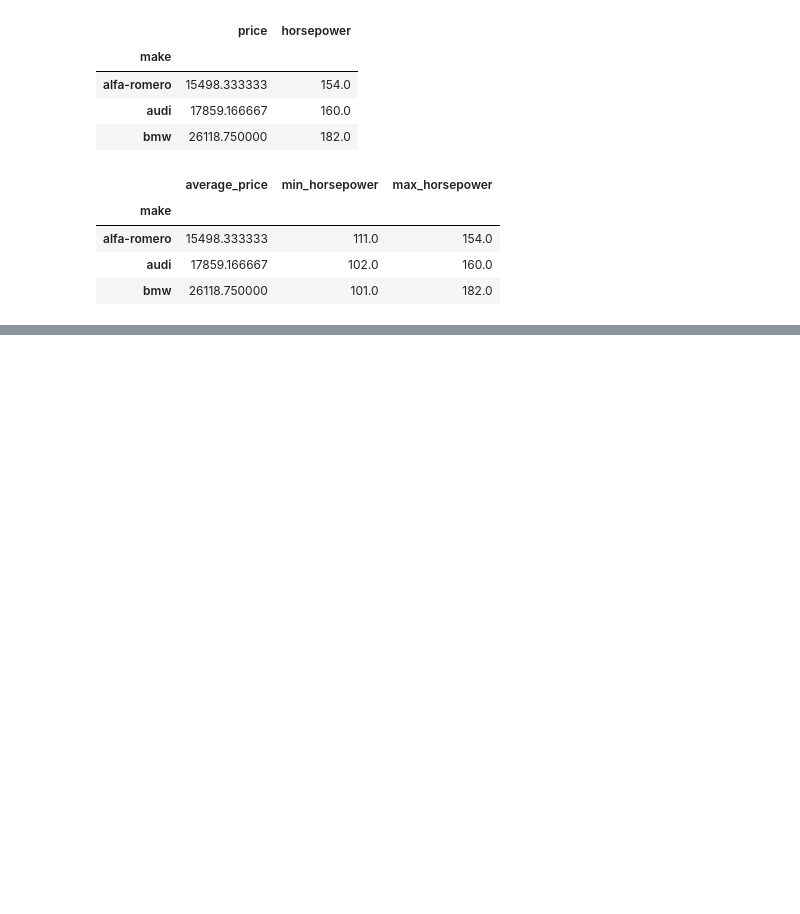
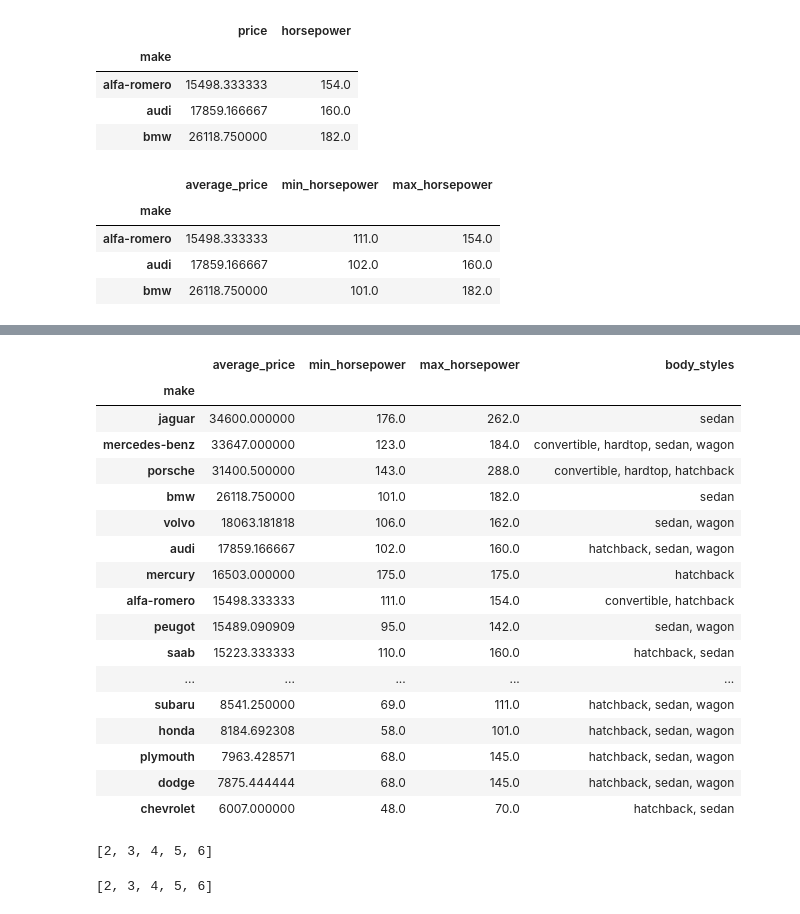
Before and after one commit to Janandersov/Databehandling-Jan-Anders-Overgard, a Jupyter notebook: Code-Alongs/L011_Aggregations.ipynb, the cells around one changed output, grey strips where cells are left out. Saved outputs shown, nothing was run; the diff lists cells and outputs as text; code cells hidden in the pictures; blank space fills up the shorter version.

```diff
--- a/Code-Alongs/L011_Aggregations.ipynb
+++ b/Code-Alongs/L011_Aggregations.ipynb
@@ -698,3 +698,13 @@ autos.groupby("make").agg(
 | alfa-romero | 15498.333333 | 111.0 | 154.0 |
 | audi | 17859.166667 | 102.0 | 160.0 |
 | bmw | 26118.750000 | 101.0 | 182.0 |
+# %%
+def list_unique(x):
+    return ", ".join(sorted(x.unique()))
+
+autos.groupby("make").agg(
+    average_price = pd.NamedAgg(column="price", aggfunc="mean"),
+    min_horsepower = pd.NamedAgg(column="horsepower", aggfunc="min"),
+    max_horsepower = pd.NamedAgg(column="horsepower", aggfunc="max"),
+    body_styles = pd.NamedAgg(column="body-style", aggfunc=list_unique)
+).head(3)
@@ -700,0 +717,29 @@ autos.groupby("make").agg(
+# %%
+def list_unique(x):
+    return ", ".join(sorted(x.unique()))
+
+autos.groupby("make").agg(
+    average_price = pd.NamedAgg(column="price", aggfunc="mean"),
+    min_horsepower = pd.NamedAgg(column="horsepower", aggfunc="min"),
+    max_horsepower = pd.NamedAgg(column="horsepower", aggfunc="max"),
+    body_styles = pd.NamedAgg(column="body-style", aggfunc=list_unique)
+).sort_values("average_price", ascending=False)
+# %% [output]
+|  | average_price | min_horsepower | max_horsepower | body_styles |
+| make |  |  |  |  |
+| jaguar | 34600.000000 | 176.0 | 262.0 | sedan |
+| mercedes-benz | 33647.000000 | 123.0 | 184.0 | convertible, hardtop, sedan, wagon |
+| porsche | 31400.500000 | 143.0 | 288.0 | convertible, hardtop, hatchback |
+| bmw | 26118.750000 | 101.0 | 182.0 | sedan |
+| volvo | 18063.181818 | 106.0 | 162.0 | sedan, wagon |
+| audi | 17859.166667 | 102.0 | 160.0 | hatchback, sedan, wagon |
+| mercury | 16503.000000 | 175.0 | 175.0 | hatchback |
+| alfa-romero | 15498.333333 | 111.0 | 154.0 | convertible, hatchback |
+| peugot | 15489.090909 | 95.0 | 142.0 | sedan, wagon |
+| saab | 15223.333333 | 110.0 | 160.0 | hatchback, sedan |
+| ... | ... | ... | ... | ... |
+| subaru | 8541.250000 | 69.0 | 111.0 | hatchback, sedan, wagon |
+| honda | 8184.692308 | 58.0 | 101.0 | hatchback, sedan, wagon |
+| plymouth | 7963.428571 | 68.0 | 145.0 | hatchback, sedan, wagon |
+| dodge | 7875.444444 | 68.0 | 145.0 | hatchback, sedan, wagon |
+| chevrolet | 6007.000000 | 48.0 | 70.0 | hatchback, sedan |
@@ -700,0 +750,4 @@ autos.groupby("make").agg(
+# %%
+mylist
+# %% [output]
+[2, 3, 4, 5, 6]
@@ -700,0 +756,4 @@ autos.groupby("make").agg(
+# %%
+sorted(mylist)
+# %% [output]
+[2, 3, 4, 5, 6]
```
Also changed, not shown: parts of 8 cells of this notebook.
